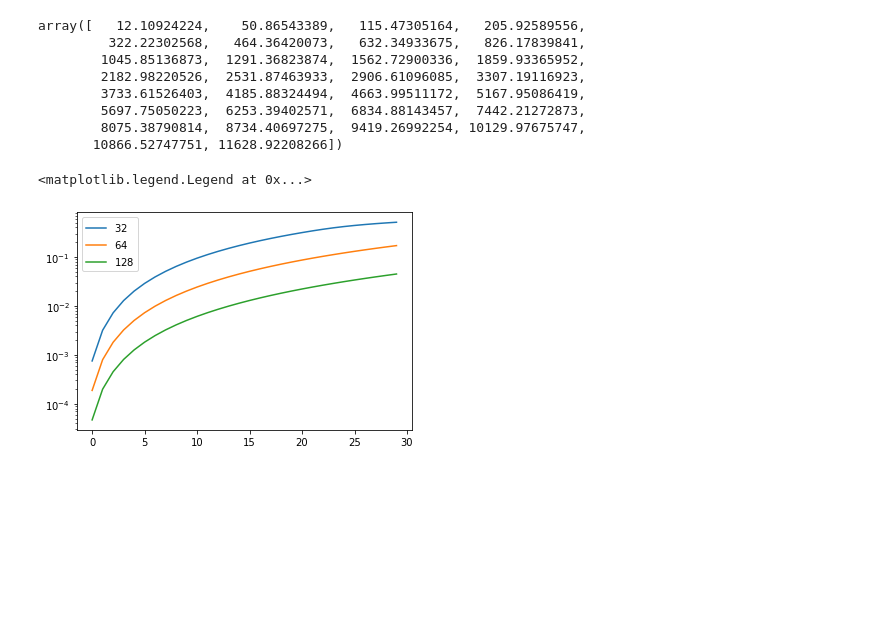
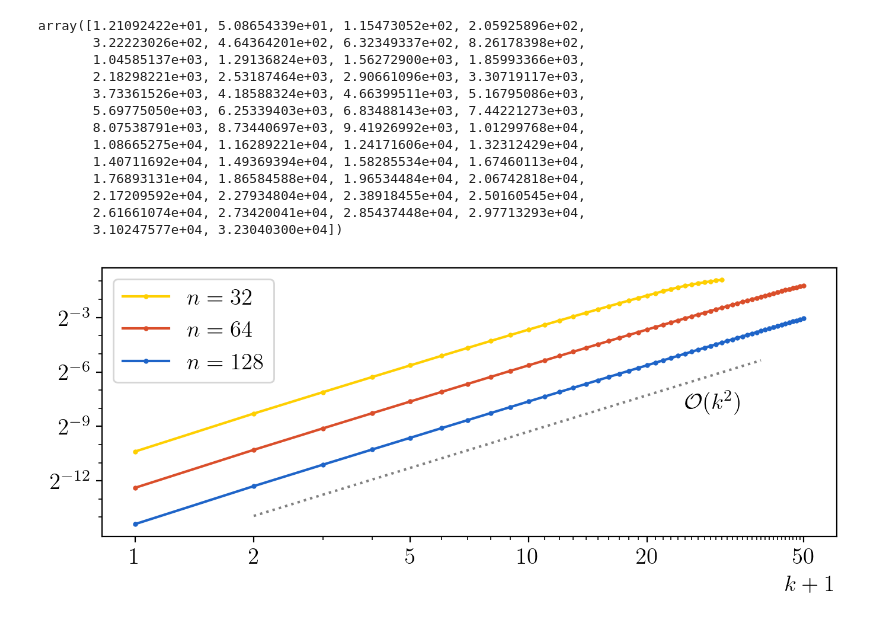
Before and after one commit to toonijn/PhD-thesis, a Jupyter notebook: img/chapter2/finite_difference_slp.ipynb, the cells around one changed output. Cells and saved outputs as stored; diff of their text form; code cells hidden in the pictures; blank space fills up the shorter version.

Commit message:
finite diference conclussion

```diff
--- a/img/chapter2/finite_difference_slp.ipynb
+++ b/img/chapter2/finite_difference_slp.ipynb
@@ -10,20 +14,25 @@ q = lambda x: x**2 - 2
 w = lambda x: exp(x)
 a = 0
 b = 1
-N = 30
+N = 50
 
 slp = SturmLiouville(p, q, w, a, b, tolerance=1e-15)
 exact = np.array(list(zip(*slp.eigenvaluesByIndex(0, N, (0, 1), (0, 1))))[1])
 exact
 # %% [output]
-array([   12.10924224,    50.86543389,   115.47305164,   205.92589556,
-         322.22302568,   464.36420073,   632.34933675,   826.17839841,
-        1045.85136873,  1291.36823874,  1562.72900336,  1859.93365952,
-        2182.98220526,  2531.87463933,  2906.61096085,  3307.19116923,
-        3733.61526403,  4185.88324494,  4663.99511172,  5167.95086419,
-        5697.75050223,  6253.39402571,  6834.88143457,  7442.21272873,
-        8075.38790814,  8734.40697275,  9419.26992254, 10129.97675747,
-       10866.52747751, 11628.92208266])
+array([1.21092422e+01, 5.08654339e+01, 1.15473052e+02, 2.05925896e+02,
+       3.22223026e+02, 4.64364201e+02, 6.32349337e+02, 8.26178398e+02,
+       1.04585137e+03, 1.29136824e+03, 1.56272900e+03, 1.85993366e+03,
+       2.18298221e+03, 2.53187464e+03, 2.90661096e+03, 3.30719117e+03,
+       3.73361526e+03, 4.18588324e+03, 4.66399511e+03, 5.16795086e+03,
+       5.69775050e+03, 6.25339403e+03, 6.83488143e+03, 7.44221273e+03,
+       8.07538791e+03, 8.73440697e+03, 9.41926992e+03, 1.01299768e+04,
+       1.08665275e+04, 1.16289221e+04, 1.24171606e+04, 1.32312429e+04,
+       1.40711692e+04, 1.49369394e+04, 1.58285534e+04, 1.67460113e+04,
+       1.76893131e+04, 1.86584588e+04, 1.96534484e+04, 2.06742818e+04,
+       2.17209592e+04, 2.27934804e+04, 2.38918455e+04, 2.50160545e+04,
+       2.61661074e+04, 2.73420041e+04, 2.85437448e+04, 2.97713293e+04,
+       3.10247577e+04, 3.23040300e+04])
 # %%
 def solve(n):
     xs = np.linspace(a, b, n+1)
@@ -45,13 +54,38 @@ def solve(n):
     return found
 # %%
 import matplotlib.pyplot as plt
+import matplotlib as mpl
+from matplotlib.ticker import FixedLocator, FormatStrFormatter, ScalarFormatter
 
-plt.semilogy()
+mpl.rc('text', usetex=True)
+mpl.rc('text.latex', preamble=r'\usepackage{amsmath}')
+mpl.rc('font', family='serif', size=14, serif="Computer Modern Roman")
 
-for n in [32, 64, 128]:
+fig, ax = plt.subplots(figsize=(8, 3), dpi=200)
+
+ax.set_xscale('log', base=10)
+ax.set_yscale('log', base=2)
+ax.xaxis.set_major_locator(FixedLocator([1, 2, 5, 10, 20, 50]))
+ax.xaxis.set_major_formatter(ScalarFormatter())
+ax.xaxis.set_minor_locator(FixedLocator(range(1, N)))
+ax.xaxis.set_minor_formatter(FormatStrFormatter(""))
+
+ax.yaxis.set_major_locator(FixedLocator([2**-i for i in range(3, 15, 3)]))
+ax.yaxis.set_minor_locator(FixedLocator([2**-i for i in range(1, 15, 1)]))
+ax.yaxis.set_minor_formatter(FormatStrFormatter(""))
+
+
+xs = np.array(range(2, N-10))
+ax.plot(xs, xs**2 * 1.6e-5, c="gray", ls=':')
+ax.text(25, 3.8e-3, "$\\mathcal{O}(k^2)$")
+
+for c, n in list(zip(ugent.palet, [32, 64, 128][::-1]))[::-1]:
     found = solve(n)
-    plt.plot(range(0, N), np.abs(exact - found)/exact, label=f"${n}$")
-plt.legend()
+    ax.plot(range(1, 1+len(found)), np.abs(exact[:len(found)] - found)/exact[:len(found)],
+            label=f"$n = {n}$", c=c, marker='.', ms=4)
+ax.legend()
+ax.set_xlabel('$k+1$', loc='right')
+
+plt.savefig('finite_difference_k_error.pdf', bbox_inches="tight")
 # %% [output]
-<matplotlib.legend.Legend at 0x...>
-[figure, old version]
+[figure, new version]
```
Also changed, not shown: parts of 2 cells of this notebook, 3 other files.
